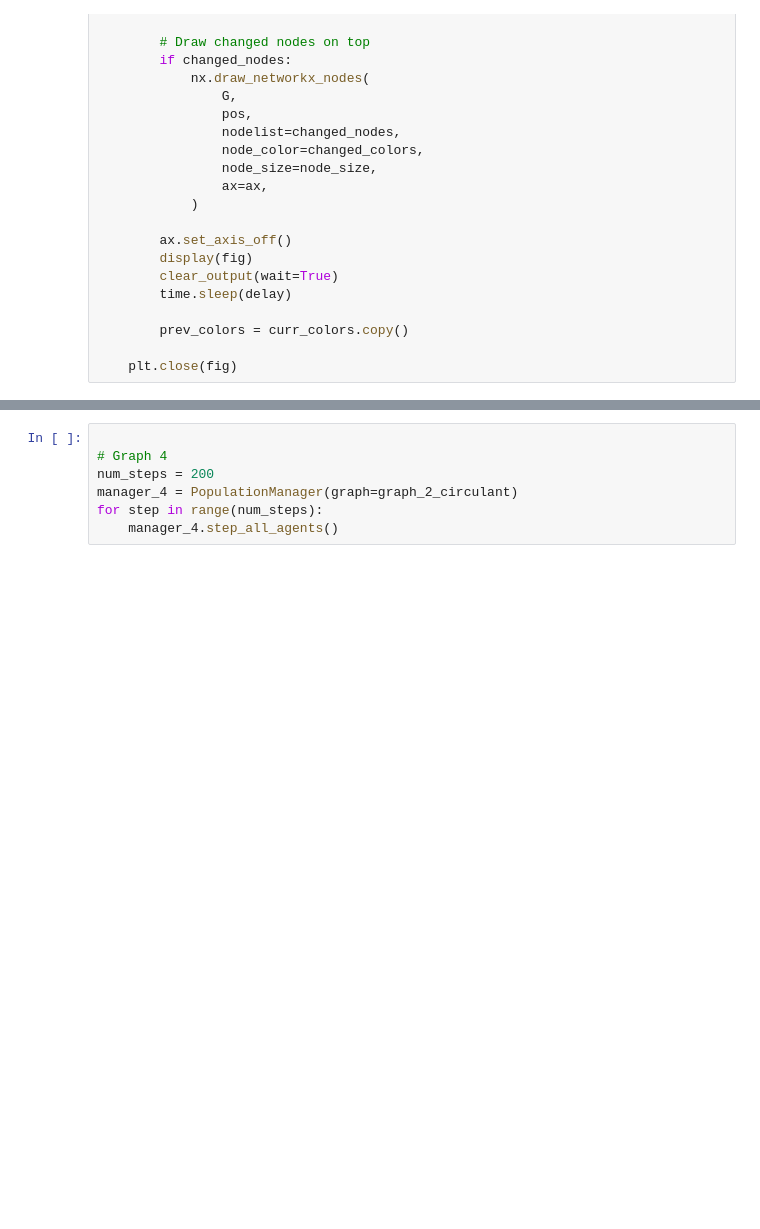
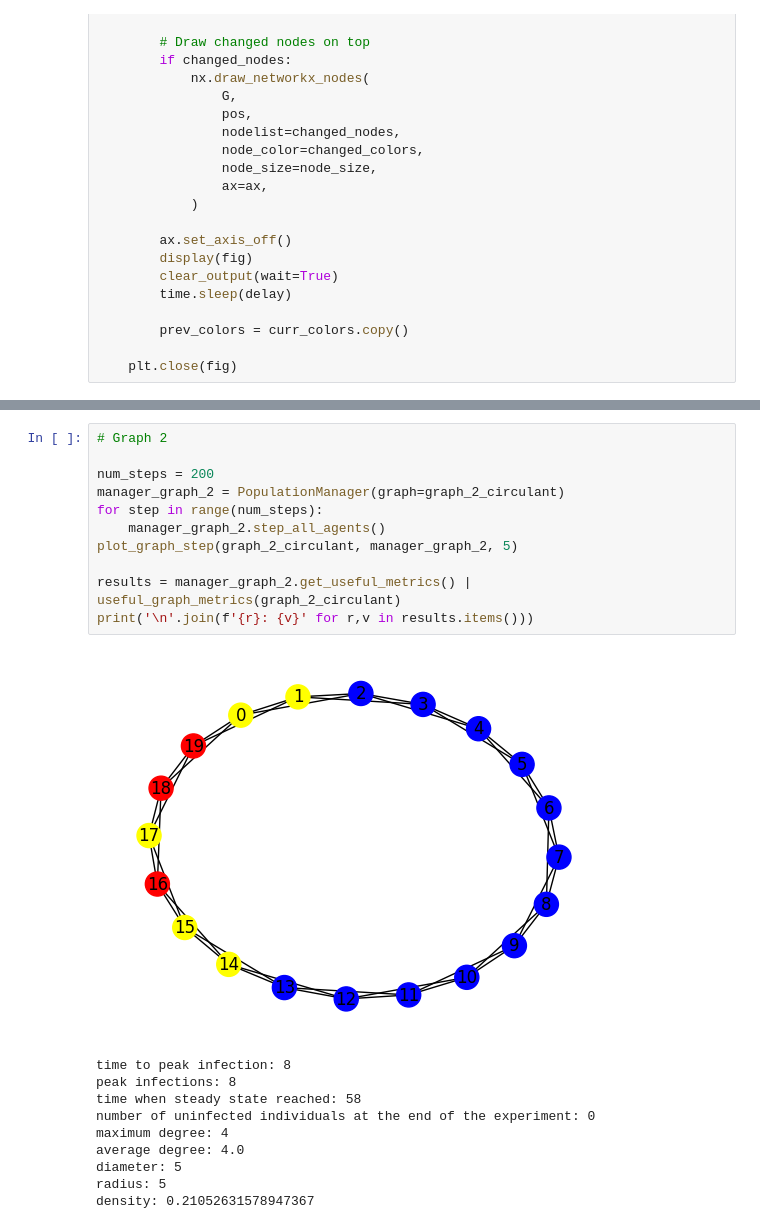
Before and after one commit to math919191/winter-2026-cs-575, a Jupyter notebook: project1/figures_and_tables.ipynb, the cells around one changed output, grey strips where cells are left out. Drawn from its saved outputs; the diff is of its cells as text; blank space fills up the shorter version.

```diff
--- a/project1/figures_and_tables.ipynb
+++ b/project1/figures_and_tables.ipynb
@@ -205,7 +292,22 @@ plot_graph_step(G, manager, 10)
 # %%
+# Graph 2
 
-# Graph 4
 num_steps = 200
-manager_4 = PopulationManager(graph=graph_2_circulant)
+manager_graph_2 = PopulationManager(graph=graph_2_circulant)
 for step in range(num_steps):
-    manager_4.step_all_agents()
+    manager_graph_2.step_all_agents()
+plot_graph_step(graph_2_circulant, manager_graph_2, 5)
+
+results = manager_graph_2.get_useful_metrics() | useful_graph_metrics(graph_2_circulant)
+print('\n'.join(f'{r}: {v}' for r,v in results.items()))
+# %% [output]
+[figure, added]
+time to peak infection: 8
+peak infections: 8
+time when steady state reached: 58
+number of uninfected individuals at the end of the experiment: 0
+maximum degree: 4
+average degree: 4.0
+diameter: 5
+radius: 5
+density: 0.21052631578947367
```
Also changed, not shown: parts of 38 cells of this notebook, 2 other files.
